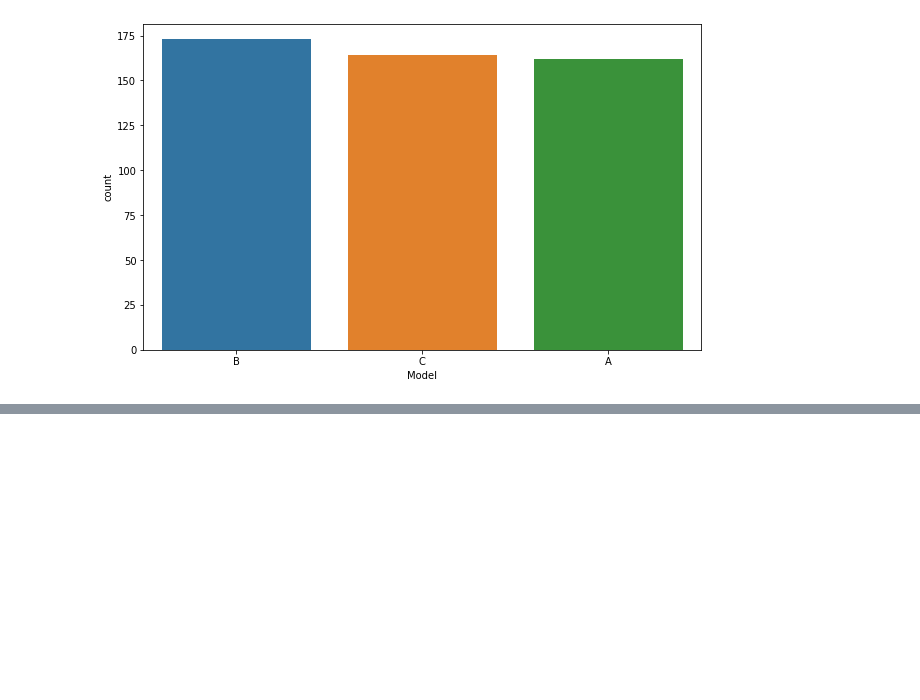
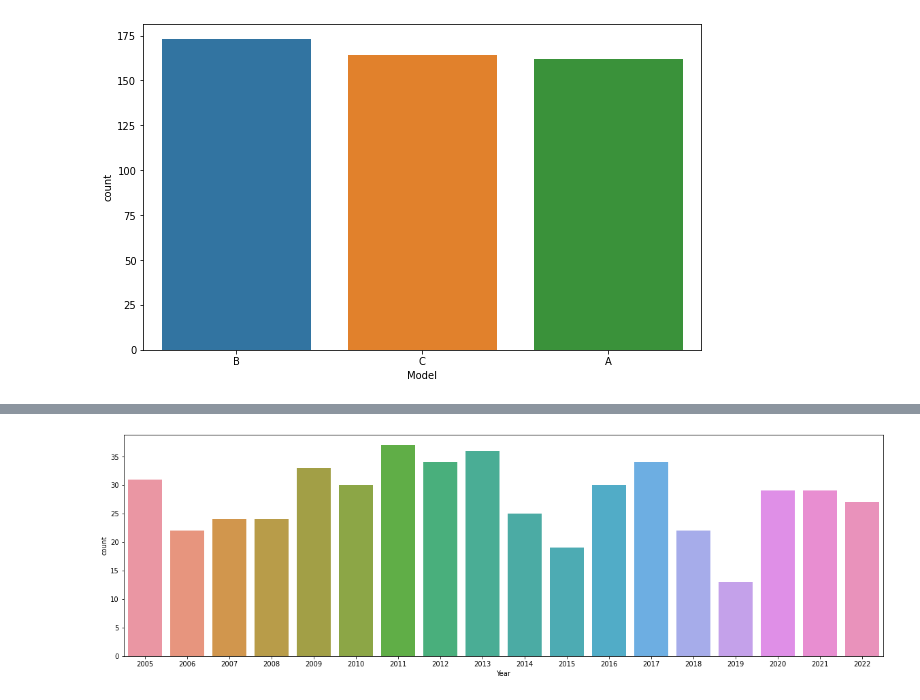
Before and after one commit to zafe312/car_recommender, a Jupyter notebook: car_recommender.ipynb, the cells around one changed output, grey strips where cells are left out. Cells and saved outputs as stored; diff of their text form; code cells hidden in the pictures; blank space fills up the shorter version.

```diff
--- a/car_recommender.ipynb
+++ b/car_recommender.ipynb
@@ -126,0 +139,6 @@ plt.show()
+# %%
+plt.figure(figsize=(20,6))
+sns.countplot(x = df['Year'])
+plt.show()
+# %% [output]
+[figure, added]
```
Also changed, not shown: parts of 4 cells of this notebook.
